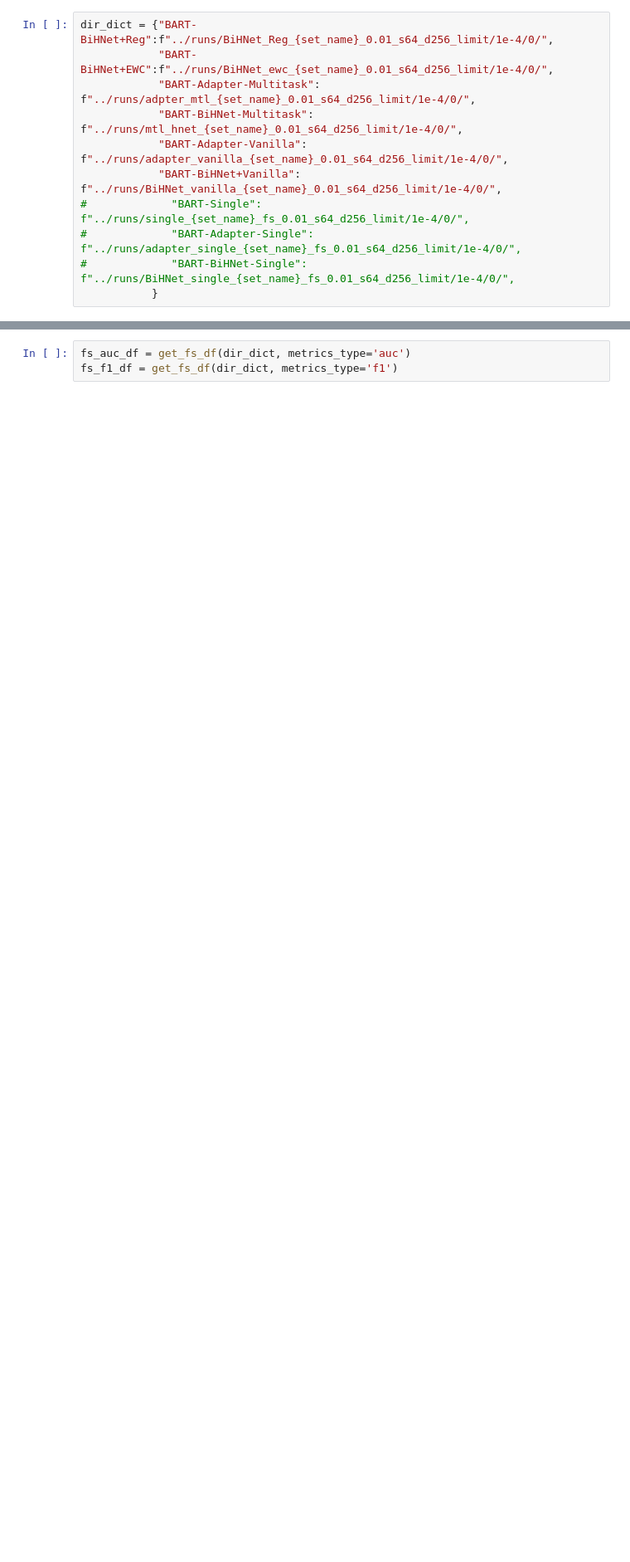
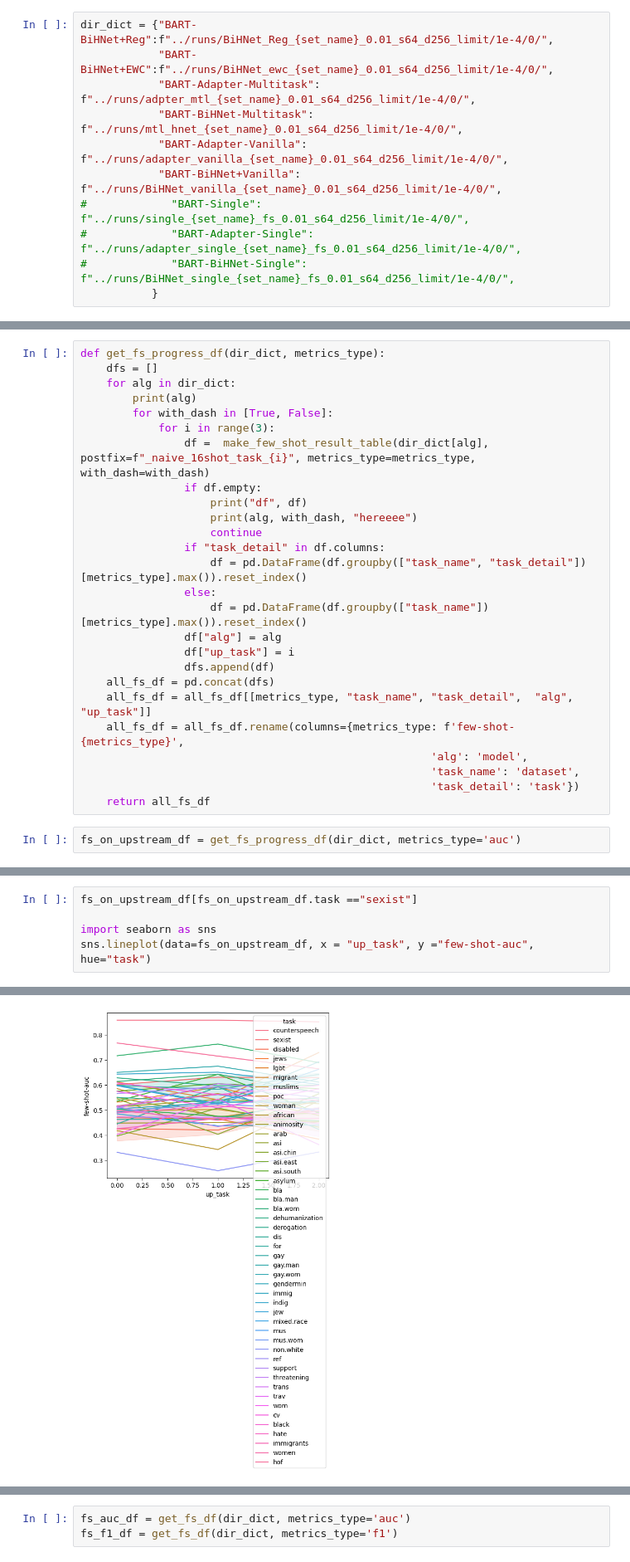
Before and after one commit to USC-CSSL/Adaptable-Problematic-Content-Detection, a Jupyter notebook: notebooks/generating_results.ipynb, the cells around one changed output, grey strips where cells are left out. Shown at 83% size. Cells and saved outputs as stored; diff of their text form; blank space fills up the shorter version.

Commit message:
Looking at downstream performance in various stages of upstream training

```diff
--- a/notebooks/generating_results.ipynb
+++ b/notebooks/generating_results.ipynb
@@ -39,0 +42,28 @@ dir_dict = {"BART-BiHNet+Reg":f"../runs/BiHNet_Reg_{set_name}_0.01_s64_d256_limi
+# %%
+def get_fs_progress_df(dir_dict, metrics_type):
+    dfs = []
+    for alg in dir_dict:
+        print(alg)
+        for with_dash in [True, False]:
+            for i in range(3):
+                df =  make_few_shot_result_table(dir_dict[alg], postfix=f"_naive_16shot_task_{i}", metrics_type=metrics_type, with_dash=with_dash)
+                if df.empty:
+                    print("df", df)
+                    print(alg, with_dash, "hereeee")
+                    continue
+                if "task_detail" in df.columns:
+                    df = pd.DataFrame(df.groupby(["task_name", "task_detail"])[metrics_type].max()).reset_index()
+                else:
+                    df = pd.DataFrame(df.groupby(["task_name"])[metrics_type].max()).reset_index()
+                df["alg"] = alg
+                df["up_task"] = i
+                dfs.append(df)
+    all_fs_df = pd.concat(dfs)
+    all_fs_df = all_fs_df[[metrics_type, "task_name", "task_detail",  "alg", "up_task"]]
+    all_fs_df = all_fs_df.rename(columns={metrics_type: f'few-shot-{metrics_type}',
+                                                      'alg': 'model',
+                                                      'task_name': 'dataset',
+                                                      'task_detail': 'task'})
+    return all_fs_df
+# %%
+fs_on_upstream_df = get_fs_progress_df(dir_dict, metrics_type='auc')
@@ -39,0 +88,6 @@ dir_dict = {"BART-BiHNet+Reg":f"../runs/BiHNet_Reg_{set_name}_0.01_s64_d256_limi
+# %%
+fs_on_upstream_df[fs_on_upstream_df.task =="sexist"]
+
+import seaborn as sns
+sns.lineplot(data=fs_on_upstream_df, x = "up_task", y ="few-shot-auc", hue="task")
+# %% [output]
@@ -39,0 +95 @@ dir_dict = {"BART-BiHNet+Reg":f"../runs/BiHNet_Reg_{set_name}_0.01_s64_d256_limi
+[figure, added]
```
Also changed, not shown: parts of 16 cells of this notebook, 3 other files.
